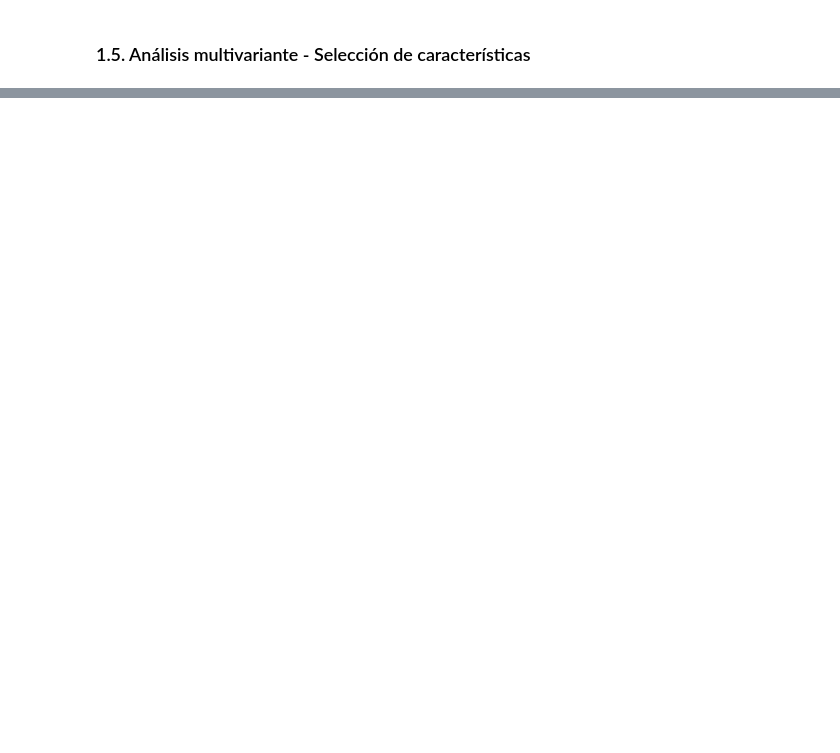
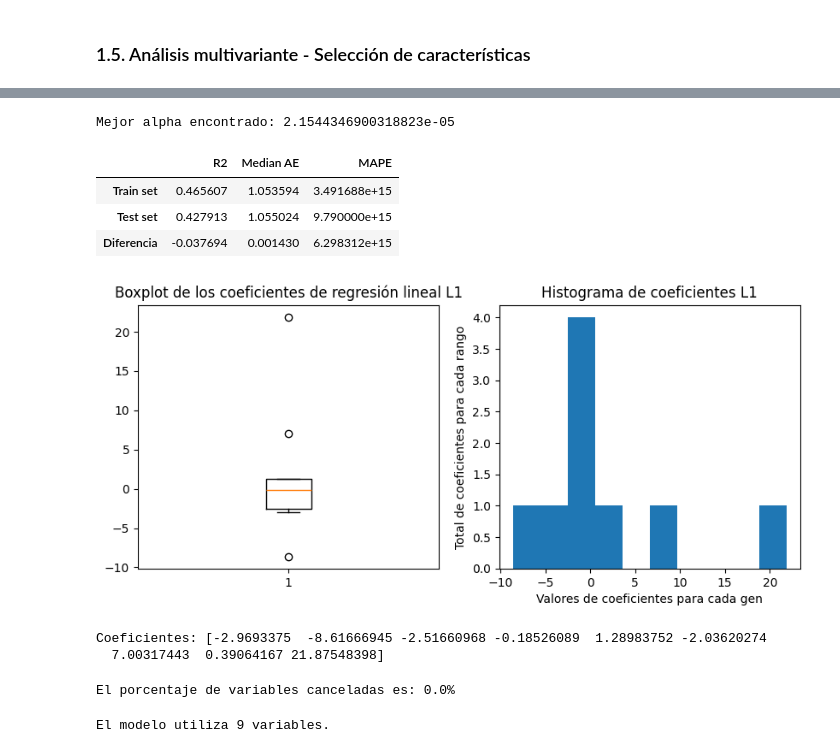
Before and after one commit to Celia-code13/Celia_Reg_Lineal_Reg1, a Jupyter notebook: src/explore.ipynb, the cells around one changed output, grey strips where cells are left out. Drawn from its saved outputs; the diff is of its cells as text; code cells hidden in the pictures; blank space fills up the shorter version.

```diff
--- a/src/explore.ipynb
+++ b/src/explore.ipynb
@@ -300,0 +382,7 @@ NameError: name 'ds' is not defined
+# %%
+# Formamos los conjuntos de entrenamiento y de testeo
+X_train, X_test, y_train, y_test = train_test_split(X, y, test_size=0.2, random_state=63)
+# %%
+# Escalamos los datos
+scaler = MinMaxScaler().fit(X_train)
+scaler
@@ -300,0 +391,4 @@ NameError: name 'ds' is not defined
+# %%
+# Este proceso asegura que el escalador se ajuste solo a los datos de entrenamiento y luego se aplique a ambos conjuntos de datos.
+X_train_sc = scaler.transform(X_train)
+X_test_sc = scaler.transform(X_test)
@@ -300,0 +434,7 @@ NameError: name 'ds' is not defined
+# %%
+# Entrenamos un modelo LassoCV debemos encontrar un buen valor de alpha (determina la intensidad de la regularización) mediante validación cruzada
+m_lasso = LassoCV(alphas=np.logspace(-6, 6, 10), cv=5, random_state=63, n_jobs=-1).fit(X_train_sc, y_train)
+# %%
+print(f'Mejor alpha encontrado: {m_lasso.alpha_}')
+# %% [output]
+Mejor alpha encontrado: 2.1544346900318823e-05
@@ -300,0 +445,35 @@ NameError: name 'ds' is not defined
+# %%
+get_metrics(yhat_lasso, y_test, yhat_train_lasso, y_train)
+# %% [output]
+|  | R2 | Median AE | MAPE |
+| Train set | 0.465607 | 1.053594 | 3.491688e+15 |
+| Test set | 0.427913 | 1.055024 | 9.790000e+15 |
+| Diferencia | -0.037694 | 0.001430 | 6.298312e+15 |
+# %%
+# Graficamos los coeficientes calculados
+plt.figure(figsize=(10, 4))
+plt.subplot(1, 2, 1)
+plt.boxplot(m_lasso.coef_)
+plt.title('Boxplot de los coeficientes de regresión lineal L1')
+plt.subplot(1, 2, 2)
+plt.hist(m_lasso.coef_,10)
+plt.xlabel('Valores de coeficientes para cada gen')
+plt.ylabel('Total de coeficientes para cada rango')
+plt.title('Histograma de coeficientes L1')
+plt.show()
+# %% [output]
+[figure, added]
+# %%
+print(f'Coeficientes: {m_lasso.coef_}')
+# %% [output]
+Coeficientes: [-2.9693375  -8.61666945 -2.51660968 -0.18526089  1.28983752 -2.03620274
+  7.00317443  0.39064167 21.87548398]
+# %%
+len([x for x in m_lasso.coef_ if np.abs(x)==0])/len(m_lasso.coef_)*100
+print(f'El porcentaje de variables canceladas es: {round(len(m_lasso.coef_[np.abs(m_lasso.coef_)==0])/len(m_lasso.coef_)*100,2)}%')
+# %% [output]
+El porcentaje de variables canceladas es: 0.0%
+# %%
+print(f'El modelo utiliza {len(m_lasso.coef_[np.abs(m_lasso.coef_)>0])} variables.')
+# %% [output]
+El modelo utiliza 9 variables.
```
Also changed, not shown: parts of 45 cells of this notebook.
